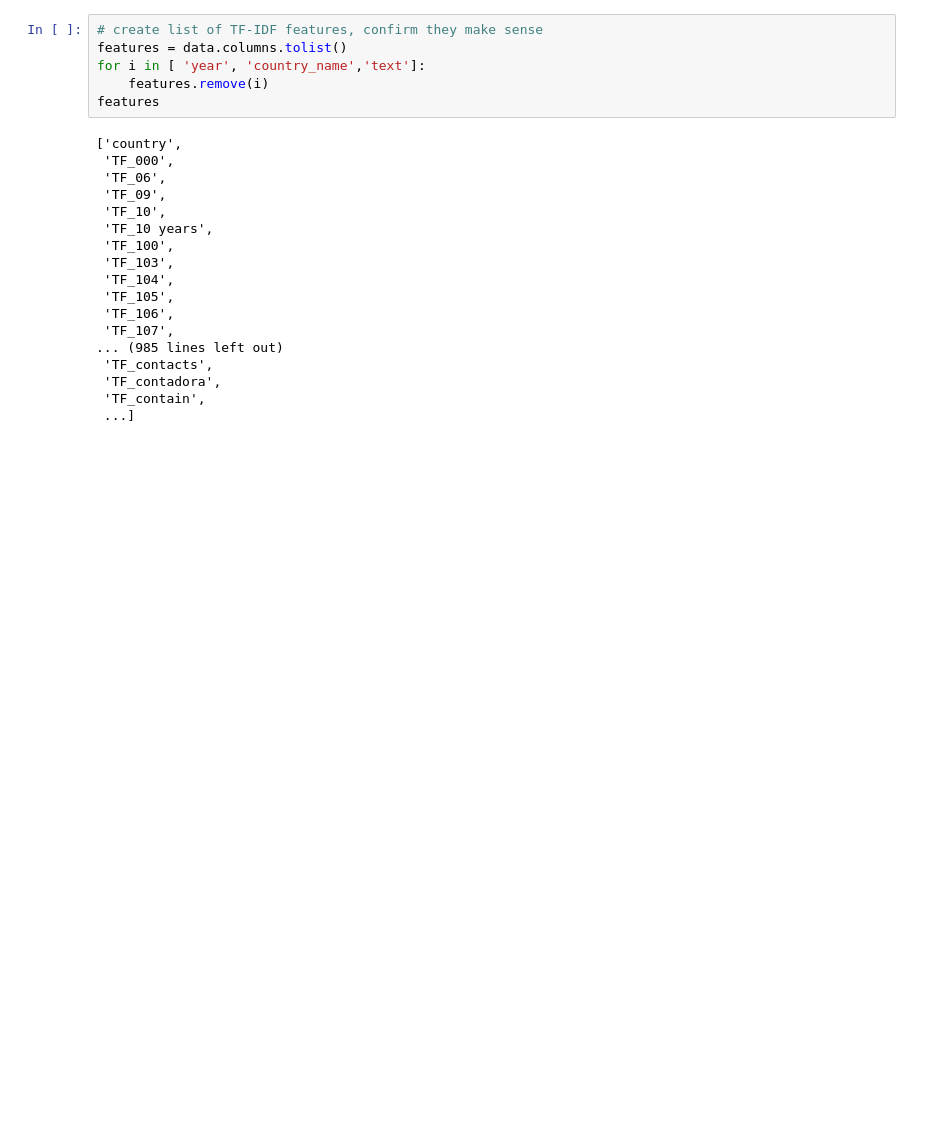
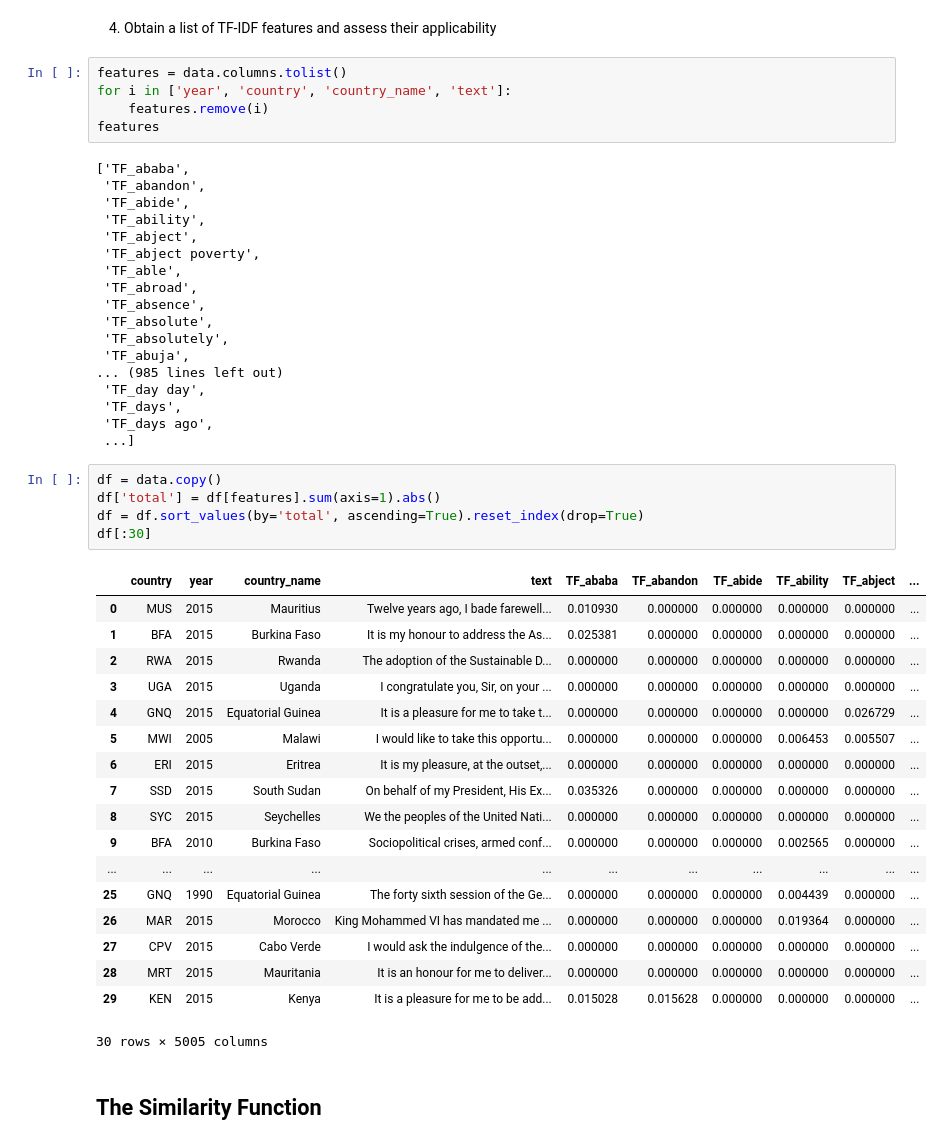
Before and after one commit to MNgocho/Projects, a Jupyter notebook: Similarity.ipynb, the cells around one changed output. Saved outputs shown, nothing was run; the diff lists cells and outputs as text; blank space fills up the shorter version.

```diff
--- a/Similarity.ipynb
+++ b/Similarity.ipynb
@@ -122,27 +175,54 @@ Label and Incorporate TF-IDF...
+# %% [markdown]
+4. Obtain a list of TF-IDF features and assess their applicability
 # %%
-# create list of TF-IDF features, confirm they make sense
 features = data.columns.tolist()
-for i in [ 'year', 'country_name','text']:
+for i in ['year', 'country', 'country_name', 'text']:
     features.remove(i)
 features
 # %% [output]
-['country',
- 'TF_000',
- 'TF_06',
- 'TF_09',
- 'TF_10',
- 'TF_10 years',
- 'TF_100',
- 'TF_103',
- 'TF_104',
- 'TF_105',
- 'TF_106',
- 'TF_107',
+['TF_ababa',
+ 'TF_abandon',
+ 'TF_abide',
+ 'TF_ability',
+ 'TF_abject',
+ 'TF_abject poverty',
+ 'TF_able',
+ 'TF_abroad',
+ 'TF_absence',
+ 'TF_absolute',
+ 'TF_absolutely',
+ 'TF_abuja',
 ... (985 lines left out)
- 'TF_contacts',
- 'TF_contadora',
- 'TF_contain',
+ 'TF_day day',
+ 'TF_days',
+ 'TF_days ago',
  ...]
+# %%
+df = data.copy()
+df['total'] = df[features].sum(axis=1).abs()
+df = df.sort_values(by='total', ascending=True).reset_index(drop=True)
+df[:30]
+# %% [output]
+|  | country | year | country_name | text | TF_ababa | TF_abandon | TF_abide | TF_ability | TF_abject | ... |
+| 0 | MUS | 2015 | Mauritius | Twelve years ago, I bade farewell... | 0.010930 | 0.000000 | 0.000000 | 0.000000 | 0.000000 | ... |
+| 1 | BFA | 2015 | Burkina Faso | It is my honour to address the As... | 0.025381 | 0.000000 | 0.000000 | 0.000000 | 0.000000 | ... |
+| 2 | RWA | 2015 | Rwanda | The adoption of the Sustainable D... | 0.000000 | 0.000000 | 0.000000 | 0.000000 | 0.000000 | ... |
+| 3 | UGA | 2015 | Uganda | I congratulate you, Sir, on your ... | 0.000000 | 0.000000 | 0.000000 | 0.000000 | 0.000000 | ... |
+| 4 | GNQ | 2015 | Equatorial Guinea | It is a pleasure for me to take t... | 0.000000 | 0.000000 | 0.000000 | 0.000000 | 0.026729 | ... |
+| 5 | MWI | 2005 | Malawi | I would like to take this opportu... | 0.000000 | 0.000000 | 0.000000 | 0.006453 | 0.005507 | ... |
+| 6 | ERI | 2015 | Eritrea | It is my pleasure, at the outset,... | 0.000000 | 0.000000 | 0.000000 | 0.000000 | 0.000000 | ... |
+| 7 | SSD | 2015 | South Sudan | On behalf of my President, His Ex... | 0.035326 | 0.000000 | 0.000000 | 0.000000 | 0.000000 | ... |
+| 8 | SYC | 2015 | Seychelles | We the peoples of the United Nati... | 0.000000 | 0.000000 | 0.000000 | 0.000000 | 0.000000 | ... |
+| 9 | BFA | 2010 | Burkina Faso | Sociopolitical crises, armed conf... | 0.000000 | 0.000000 | 0.000000 | 0.002565 | 0.000000 | ... |
+| ... | ... | ... | ... | ... | ... | ... | ... | ... | ... | ... |
+| 25 | GNQ | 1990 | Equatorial Guinea | The forty sixth session of the Ge... | 0.000000 | 0.000000 | 0.000000 | 0.004439 | 0.000000 | ... |
+| 26 | MAR | 2015 | Morocco | King Mohammed VI has mandated me ... | 0.000000 | 0.000000 | 0.000000 | 0.019364 | 0.000000 | ... |
+| 27 | CPV | 2015 | Cabo Verde | I would ask the indulgence of the... | 0.000000 | 0.000000 | 0.000000 | 0.000000 | 0.000000 | ... |
+| 28 | MRT | 2015 | Mauritania | It is an honour for me to deliver... | 0.000000 | 0.000000 | 0.000000 | 0.000000 | 0.000000 | ... |
+| 29 | KEN | 2015 | Kenya | It is a pleasure for me to be add... | 0.015028 | 0.015628 | 0.000000 | 0.000000 | 0.000000 | ... |
+30 rows × 5005 columns
+# %% [markdown]
+## The Similarity Function
 # %%
 def similarity(year, count=10, same_year=True):
     '''finds most similar and least similiar countries'''
```
Also changed, not shown: parts of 26 cells of this notebook.
